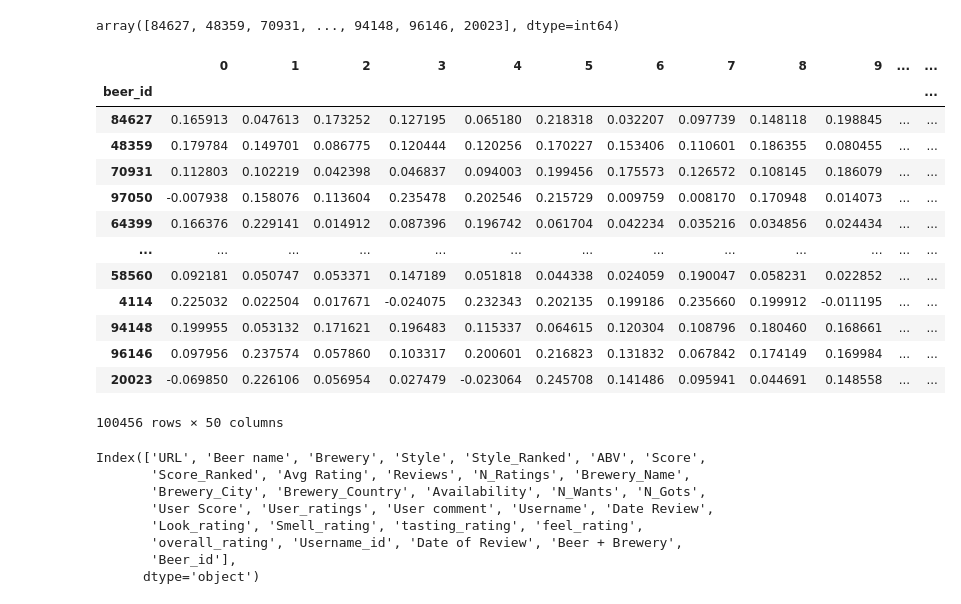
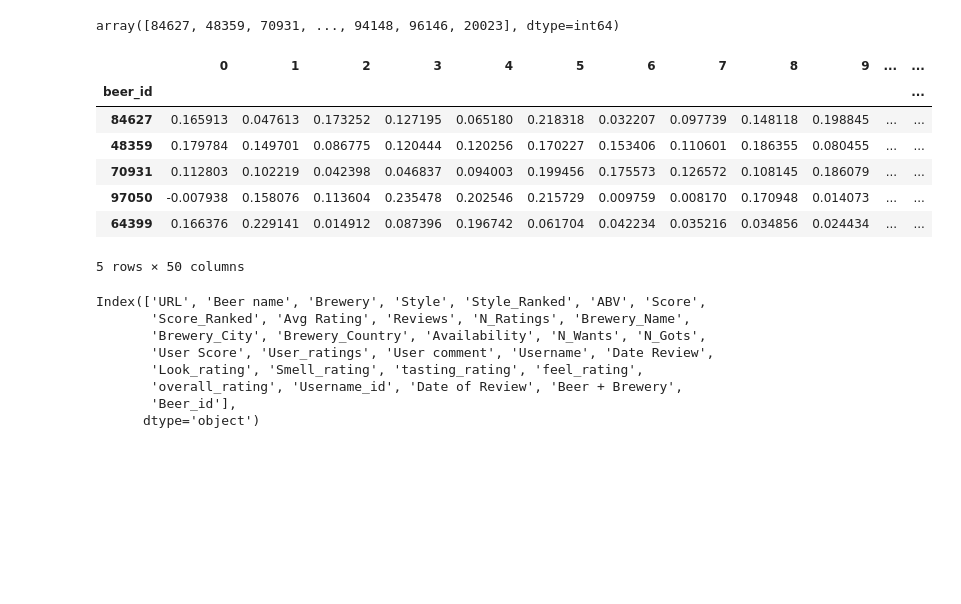
Before and after one commit to gbagatini/Beer_recommender, a Jupyter notebook: Final_deep_learning.ipynb, the cells around one changed output. Saved outputs shown, nothing was run; the diff lists cells and outputs as text; code cells hidden in the pictures; blank space fills up the shorter version.

```diff
--- a/Final_deep_learning.ipynb
+++ b/Final_deep_learning.ipynb
@@ -24,7 +24,7 @@ from tensorflow.keras.layers import dot
 -  I have decided to try the Neural Network model using tensor flow - keras.
 -  Resources: https://towardsdatascience.com/building-a-recommendation-system-using-neural-network-embeddings-1ef92e5c80c9
 # %%
-df_total = pd.read_csv("beer_data/model_data.csv",index_col = 0)
+df_total = pd.read_csv("model_data.csv",index_col = 0)
 # %%
 df_total.head()
 # %% [output]
@@ -253,21 +246,15 @@ array([84627, 48359, 70931, ..., 94148, 96146, 20023], dtype=int64)
 # %%
 beer_pd = pd.DataFrame(beer_em_weights)
 beer_pd["beer_id"] = beer_id_em
 beer_pd = beer_pd.set_index("beer_id")
-beer_pd
+beer_pd.head()
 # %% [output]
 |  | 0 | 1 | 2 | 3 | 4 | 5 | 6 | 7 | 8 | 9 | ... | ... |
 | beer_id |  |  |  |  |  |  |  |  |  |  |  | ... |
 | 84627 | 0.165913 | 0.047613 | 0.173252 | 0.127195 | 0.065180 | 0.218318 | 0.032207 | 0.097739 | 0.148118 | 0.198845 | ... | ... |
 | 48359 | 0.179784 | 0.149701 | 0.086775 | 0.120444 | 0.120256 | 0.170227 | 0.153406 | 0.110601 | 0.186355 | 0.080455 | ... | ... |
 | 70931 | 0.112803 | 0.102219 | 0.042398 | 0.046837 | 0.094003 | 0.199456 | 0.175573 | 0.126572 | 0.108145 | 0.186079 | ... | ... |
 | 97050 | -0.007938 | 0.158076 | 0.113604 | 0.235478 | 0.202546 | 0.215729 | 0.009759 | 0.008170 | 0.170948 | 0.014073 | ... | ... |
 | 64399 | 0.166376 | 0.229141 | 0.014912 | 0.087396 | 0.196742 | 0.061704 | 0.042234 | 0.035216 | 0.034856 | 0.024434 | ... | ... |
-| ... | ... | ... | ... | ... | ... | ... | ... | ... | ... | ... | ... | ... |
-| 58560 | 0.092181 | 0.050747 | 0.053371 | 0.147189 | 0.051818 | 0.044338 | 0.024059 | 0.190047 | 0.058231 | 0.022852 | ... | ... |
-| 4114 | 0.225032 | 0.022504 | 0.017671 | -0.024075 | 0.232343 | 0.202135 | 0.199186 | 0.235660 | 0.199912 | -0.011195 | ... | ... |
-| 94148 | 0.199955 | 0.053132 | 0.171621 | 0.196483 | 0.115337 | 0.064615 | 0.120304 | 0.108796 | 0.180460 | 0.168661 | ... | ... |
-| 96146 | 0.097956 | 0.237574 | 0.057860 | 0.103317 | 0.200601 | 0.216823 | 0.131832 | 0.067842 | 0.174149 | 0.169984 | ... | ... |
-| 20023 | -0.069850 | 0.226106 | 0.056954 | 0.027479 | -0.023064 | 0.245708 | 0.141486 | 0.095941 | 0.044691 | 0.148558 | ... | ... |
-100456 rows × 50 columns
+5 rows × 50 columns
 # %%
```
Also changed, not shown: parts of 24 cells of this notebook.
